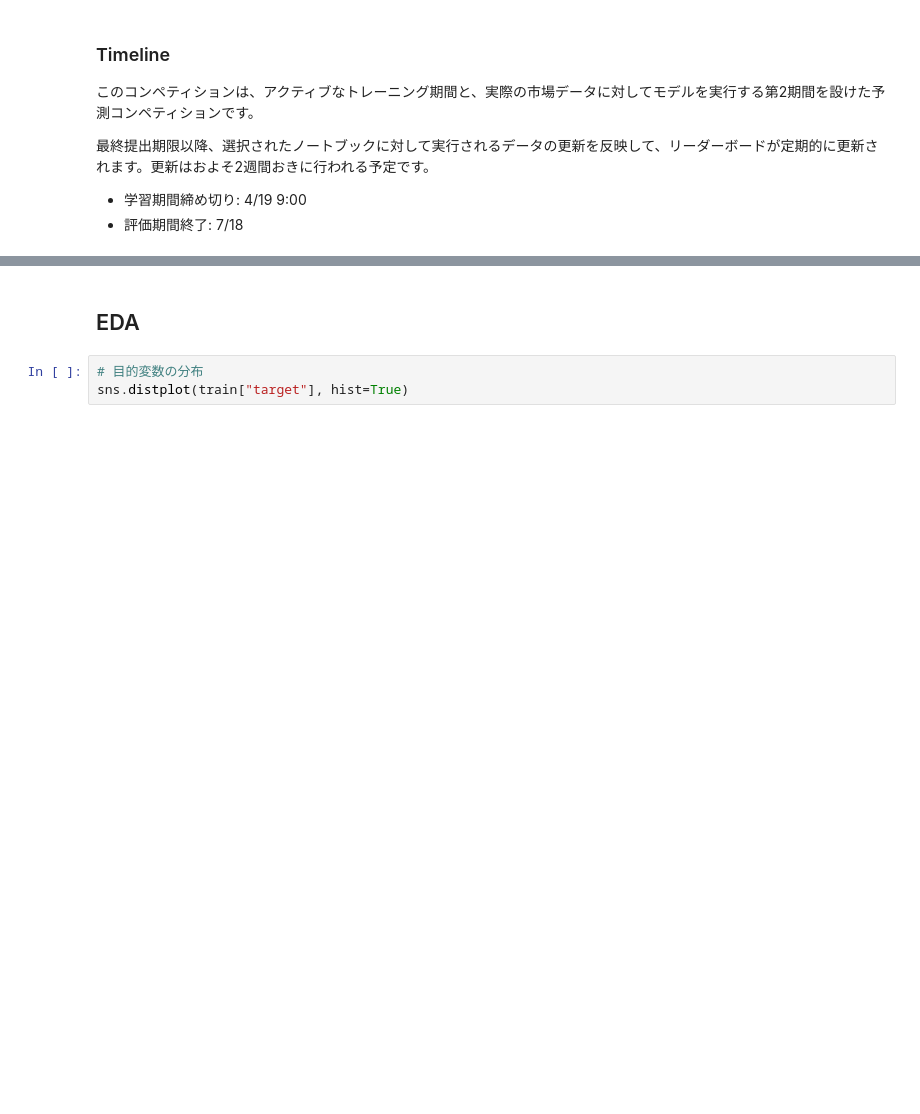
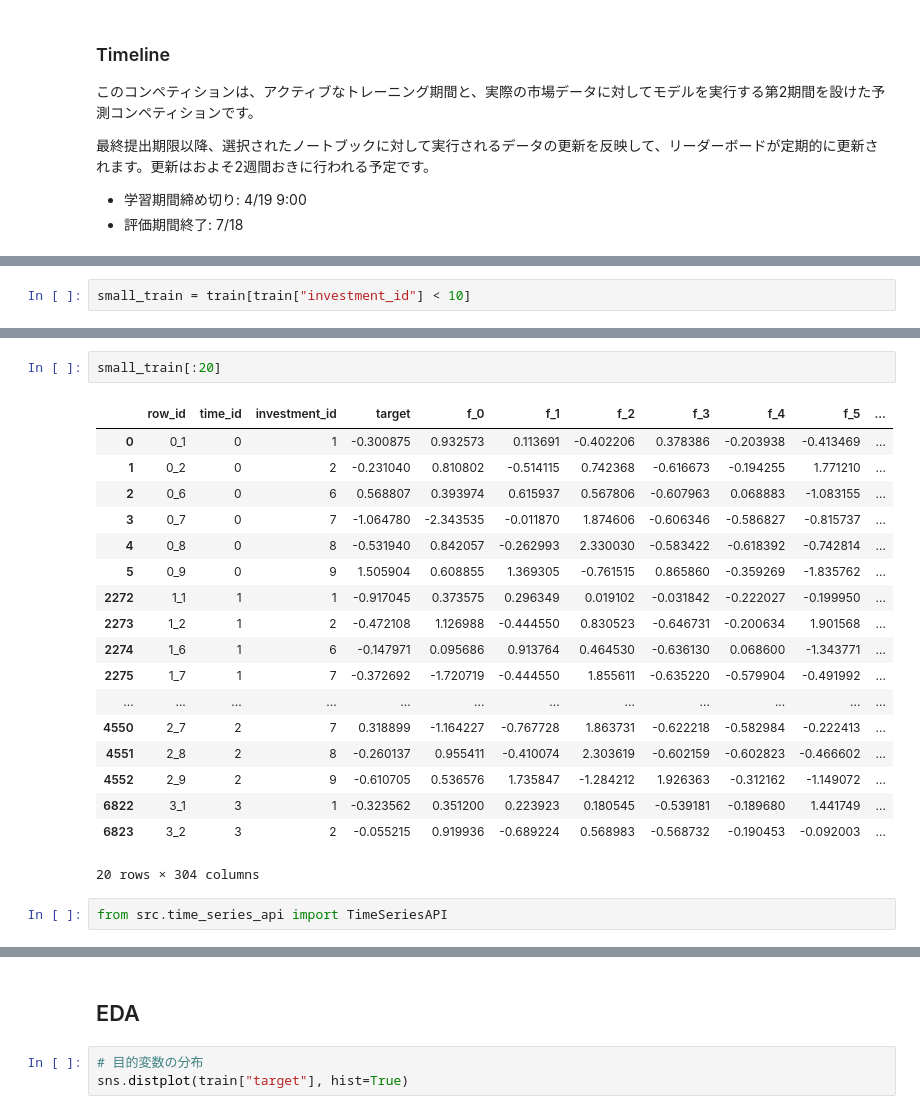
Before and after one commit to IMOKURI/ubiquant-market-prediction, a Jupyter notebook: notebooks/EDA.ipynb, the cells around one changed output, grey strips where cells are left out. Saved outputs shown, nothing was run; the diff lists cells and outputs as text; blank space fills up the shorter version.

Commit message:
add time series api emulator

```diff
--- a/notebooks/EDA.ipynb
+++ b/notebooks/EDA.ipynb
@@ -203,0 +221,2 @@ https://www.st-hakky-blog.com/entry/2018/01/30/004659
+# %%
+small_train = train[train["investment_id"] < 10]
@@ -203,0 +231,23 @@ https://www.st-hakky-blog.com/entry/2018/01/30/004659
+# %%
+small_train[:20]
+# %% [output]
+|  | row_id | time_id | investment_id | target | f_0 | f_1 | f_2 | f_3 | f_4 | f_5 | ... |
+| 0 | 0_1 | 0 | 1 | -0.300875 | 0.932573 | 0.113691 | -0.402206 | 0.378386 | -0.203938 | -0.413469 | ... |
+| 1 | 0_2 | 0 | 2 | -0.231040 | 0.810802 | -0.514115 | 0.742368 | -0.616673 | -0.194255 | 1.771210 | ... |
+| 2 | 0_6 | 0 | 6 | 0.568807 | 0.393974 | 0.615937 | 0.567806 | -0.607963 | 0.068883 | -1.083155 | ... |
+| 3 | 0_7 | 0 | 7 | -1.064780 | -2.343535 | -0.011870 | 1.874606 | -0.606346 | -0.586827 | -0.815737 | ... |
+| 4 | 0_8 | 0 | 8 | -0.531940 | 0.842057 | -0.262993 | 2.330030 | -0.583422 | -0.618392 | -0.742814 | ... |
+| 5 | 0_9 | 0 | 9 | 1.505904 | 0.608855 | 1.369305 | -0.761515 | 0.865860 | -0.359269 | -1.835762 | ... |
+| 2272 | 1_1 | 1 | 1 | -0.917045 | 0.373575 | 0.296349 | 0.019102 | -0.031842 | -0.222027 | -0.199950 | ... |
+| 2273 | 1_2 | 1 | 2 | -0.472108 | 1.126988 | -0.444550 | 0.830523 | -0.646731 | -0.200634 | 1.901568 | ... |
+| 2274 | 1_6 | 1 | 6 | -0.147971 | 0.095686 | 0.913764 | 0.464530 | -0.636130 | 0.068600 | -1.343771 | ... |
+| 2275 | 1_7 | 1 | 7 | -0.372692 | -1.720719 | -0.444550 | 1.855611 | -0.635220 | -0.579904 | -0.491992 | ... |
+| ... | ... | ... | ... | ... | ... | ... | ... | ... | ... | ... | ... |
+| 4550 | 2_7 | 2 | 7 | 0.318899 | -1.164227 | -0.767728 | 1.863731 | -0.622218 | -0.582984 | -0.222413 | ... |
+| 4551 | 2_8 | 2 | 8 | -0.260137 | 0.955411 | -0.410074 | 2.303619 | -0.602159 | -0.602823 | -0.466602 | ... |
+| 4552 | 2_9 | 2 | 9 | -0.610705 | 0.536576 | 1.735847 | -1.284212 | 1.926363 | -0.312162 | -1.149072 | ... |
+| 6822 | 3_1 | 3 | 1 | -0.323562 | 0.351200 | 0.223923 | 0.180545 | -0.539181 | -0.189680 | 1.441749 | ... |
+| 6823 | 3_2 | 3 | 2 | -0.055215 | 0.919936 | -0.689224 | 0.568983 | -0.568732 | -0.190453 | -0.092003 | ... |
+20 rows × 304 columns
+# %%
+from src.time_series_api import TimeSeriesAPI
```
Also changed, not shown: parts of 10 cells of this notebook, 3 other files.
